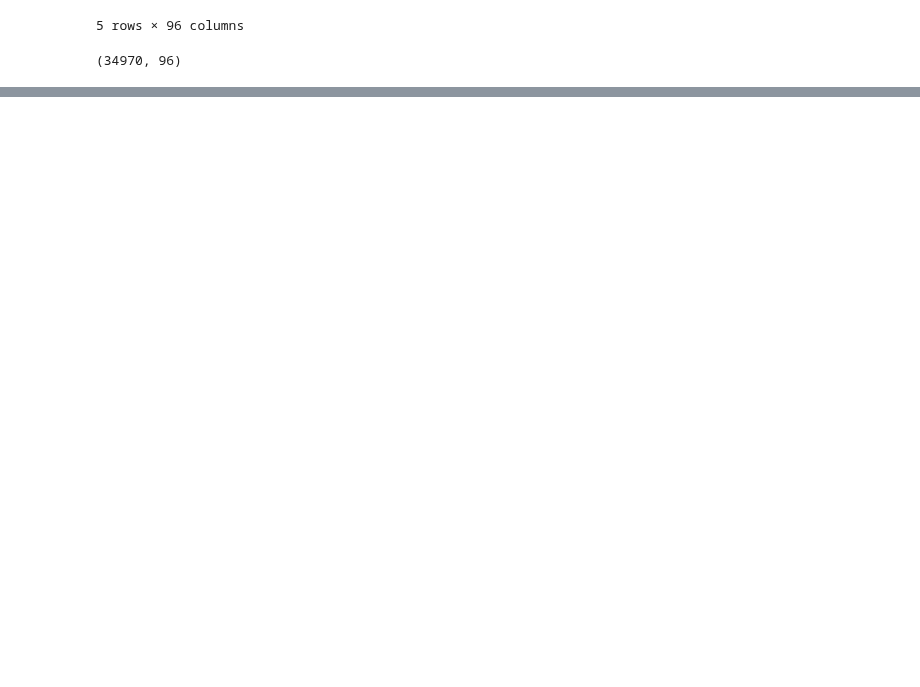
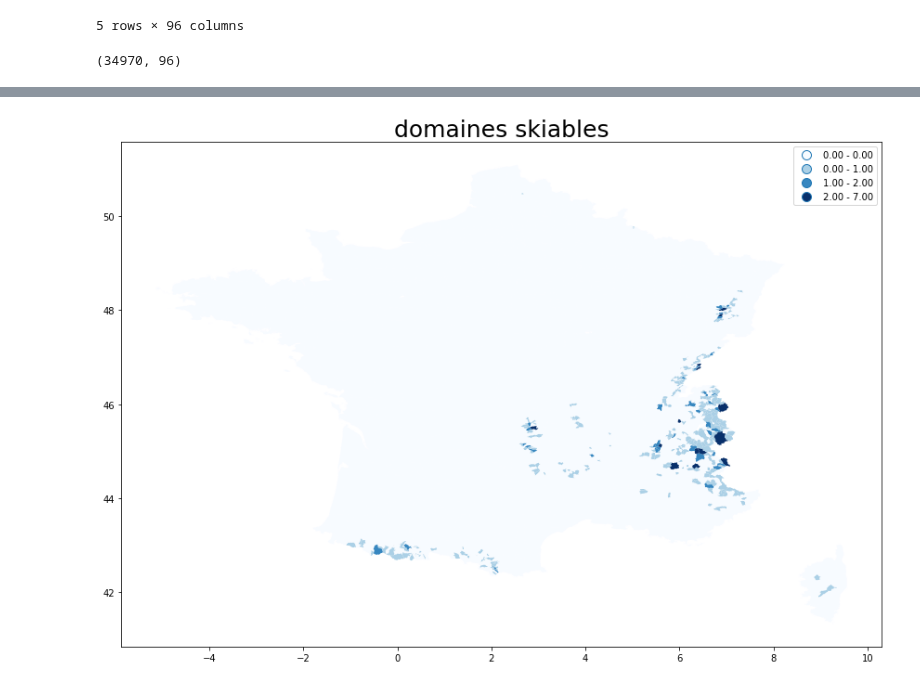
Before and after one commit to jc-udacity/datascientist, a Jupyter notebook: 05_data_science/project/blog_post.ipynb, the cells around one changed output, grey strips where cells are left out. Saved outputs shown, nothing was run; the diff lists cells and outputs as text; code cells hidden in the pictures; blank space fills up the shorter version.

```diff
--- a/05_data_science/project/blog_post.ipynb
+++ b/05_data_science/project/blog_post.ipynb
@@ -136,0 +127,9 @@ data[data['NB_F101_NB_AIREJEU']==111]
+# %%
+jsonfile = 'communes-20190101.json'
+map_df = gpd.read_file(jsonfile)
+# check data type so we can see that this is not a normal dataframe, but a GEOdataframe
+#map_df.head()
+# %%
+col_names = data.columns.values
+col_names[0] = 'insee'
+data.columns = col_names
@@ -136,0 +139,13 @@ data[data['NB_F101_NB_AIREJEU']==111]
+# %%
+merged = map_df.merge(data, on='insee')
+# %%
+# create a function to plot on the map
+def plot_column(columnname, maptitle, color=plt.cm.Blues):
+    vmin, vmax = int(np.min(merged[columnname])), int(np.max(merged[columnname]))
+    fig, ax = plt.subplots(1, figsize=(20, 10))
+    merged.plot(column=columnname, cmap=color, ax=ax, scheme='Quantiles', legend=True, k=1000) #plt.cm.plasma 'OrRd'
+    ax.set_title(maptitle, fontsize=25)
+# %%
+plot_column('NB_F105','domaines skiables')
+# %% [output]
+[figure, added]
```
Also changed, not shown: parts of 36 cells of this notebook, 4 other files.
